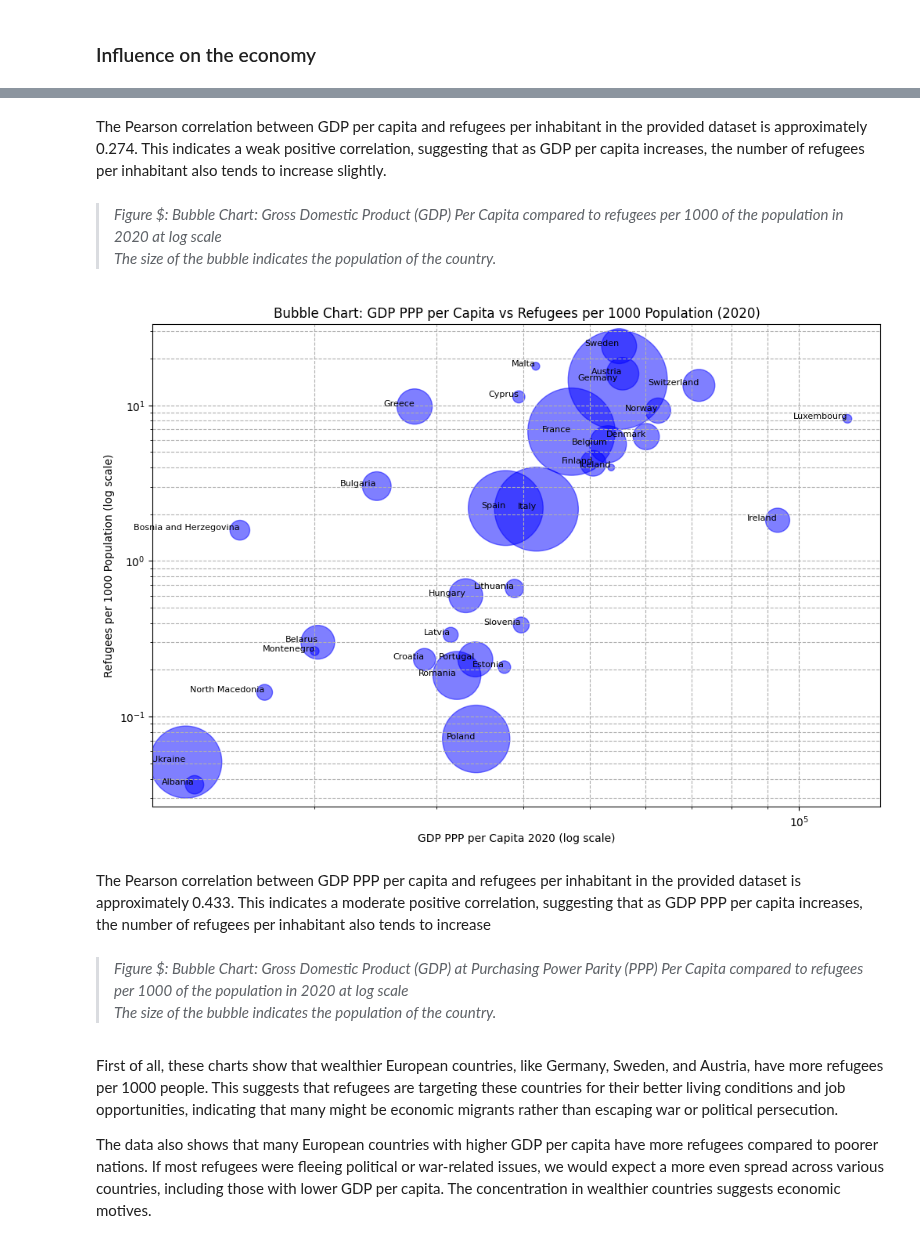
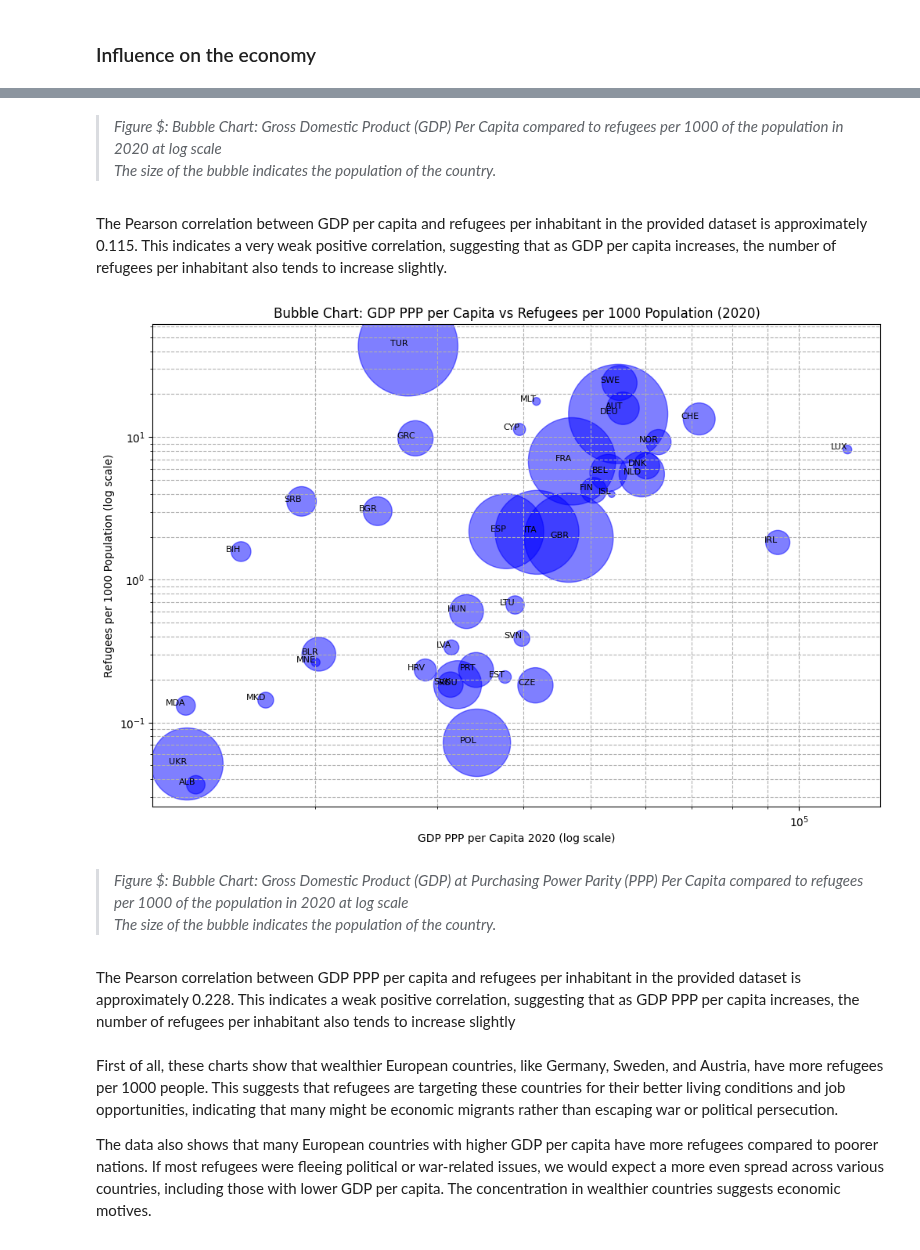
Before and after one commit to Nand-uva/InfoVis, a Jupyter notebook: docs/notebook.ipynb, the cells around one changed output, grey strips where cells are left out. Cells and saved outputs as stored; diff of their text form; code cells hidden in the pictures.

Commit message:
bubble plot updates

```diff
--- a/docs/notebook.ipynb
+++ b/docs/notebook.ipynb
@@ -370,9 +367,8 @@ The Pearson correlation between GDP per capita and refugees per inhabitant in th
 # %%
-# Load the data
 file_path = 'DataSets/gdp_pop_ref_2020.csv'
-data = pd.read_csv(file_path, delimiter=';')
+data = pd.read_csv(file_path)
 
-# Remove non-finite values
+ # Remove non-finite values
 data_cleaned = data.dropna(subset=['GDP per Capita 2020']).reset_index(drop=True)
 
 # Calculate refugees per 1,000 population
@@ -380,7 +376,7 @@ data_cleaned['Refugees per 1000 Population'] = data_cleaned['Refugees 2020'] / (
 
 # Bubble chart with GDP per Capita (log scale) and Refugees per 1,000 Population (log scale)
 plt.figure(figsize=(12, 8))
-bubble_size = data_cleaned['Population 2020'] / 10000  # Adjust size for better visualization
+bubble_size = data_cleaned['Population 2020'] / 10000
 
 plt.scatter(data_cleaned['GDP per Capita 2020'], data_cleaned['Refugees per 1000 Population'],
             s=bubble_size, alpha=0.5, c='blue')
@@ -395,7 +391,7 @@ plt.grid(True, which="both", ls="--")
 # Annotate each bubble with the country name
 for i in range(data_cleaned.shape[0]):
     plt.text(data_cleaned['GDP per Capita 2020'][i], data_cleaned['Refugees per 1000 Population'][i],
-             data_cleaned['Country'][i], fontsize=8, ha='right')
+             data_cleaned['ISO_Code'][i], fontsize=8, ha='right')
 
 plt.show()
 # %% [output]
@@ -403,46 +399,45 @@ KeyError: ['GDP per Capita 2020']
-# %% [markdown]
-The Pearson correlation between GDP per capita and refugees per inhabitant in the provided dataset is approximately 0.274. This indicates a weak positive correlation, suggesting that as GDP per capita increases, the number of refugees per inhabitant also tends to increase slightly.
 # %% [markdown]
 > *Figure \$: Bubble Chart: Gross Domestic Product (GDP) Per Capita compared to refugees per 1000 of the population in 2020 at log scale* \
 > *The size of the bubble indicates the population of the country.*
+# %% [markdown]
+The Pearson correlation between GDP per capita and refugees per inhabitant in the provided dataset is approximately 0.115. This indicates a very weak positive correlation, suggesting that as GDP per capita increases, the number of refugees per inhabitant also tends to increase slightly.
 # %%
-# Load the data
 file_path = 'DataSets/GDP_PPP_Per_Capita_Europe.csv'
-data = pd.read_csv(file_path, delimiter=';')
+data = pd.read_csv(file_path)
 
-# Remove non-finite values
-data_cleaned = data.dropna(subset=['GDP PPP per Capita 2020']).reset_index(drop=True)
+# Remove non-finite values in relevant columns
+data_cleaned = data.dropna(subset=['GDP PPP per Capita 2020', 'Population 2020', 'Refugees 2020']).reset_index(drop=True)
 
 # Calculate refugees per 1,000 population
 data_cleaned['Refugees per 1000 Population'] = data_cleaned['Refugees 2020'] / (data_cleaned['Population 2020'] / 1000)
 
 # Bubble chart with GDP per Capita (log scale) and Refugees per 1,000 Population (log scale)
 plt.figure(figsize=(12, 8))
-bubble_size = data_cleaned['Population 2020'] / 10000  # Adjust size for better visualization
+bubble_size = data_cleaned['Population 2020'] / 10000
 
 plt.scatter(data_cleaned['GDP PPP per Capita 2020'], data_cleaned['Refugees per 1000 Population'],
             s=bubble_size, alpha=0.5, c='blue')
 
 plt.xscale('log')
 plt.yscale('log')
 plt.xlabel('GDP PPP per Capita 2020 (log scale)')
 plt.ylabel('Refugees per 1000 Population (log scale)')
 plt.title('Bubble Chart: GDP PPP per Capita vs Refugees per 1000 Population (2020)')
 plt.grid(True, which="both", ls="--")
 
 # Annotate each bubble with the country name
 for i in range(data_cleaned.shape[0]):
     plt.text(data_cleaned['GDP PPP per Capita 2020'][i], data_cleaned['Refugees per 1000 Population'][i],
-             data_cleaned['Country'][i], fontsize=8, ha='right')
+             data_cleaned['ISO_Code'][i], fontsize=8, ha='right')
 
 plt.show()
 # %% [output]
-[figure, old version]
+[figure, new version]
-# %% [markdown]
-The Pearson correlation between GDP PPP per capita and refugees per inhabitant in the provided dataset is approximately 0.433. This indicates a moderate positive correlation, suggesting that as GDP PPP per capita increases, the number of refugees per inhabitant also tends to increase
 # %% [markdown]
 > *Figure \$: Bubble Chart: Gross Domestic Product (GDP) at Purchasing Power Parity (PPP) Per Capita compared to refugees per 1000 of the population in 2020 at log scale* \
 > *The size of the bubble indicates the population of the country.*
+# %% [markdown]
+The Pearson correlation between GDP PPP per capita and refugees per inhabitant in the provided dataset is approximately 0.228. This indicates a weak positive correlation, suggesting that as GDP PPP per capita increases, the number of refugees per inhabitant also tends to increase slightly
 # %% [markdown]
 First of all, these charts show that wealthier European countries, like Germany, Sweden, and Austria, have more refugees per 1000 people. This suggests that refugees are targeting these countries for their better living conditions and job opportunities, indicating that many might be economic migrants rather than escaping war or political persecution.
 
```
Also changed, not shown: parts of 3 cells of this notebook.
